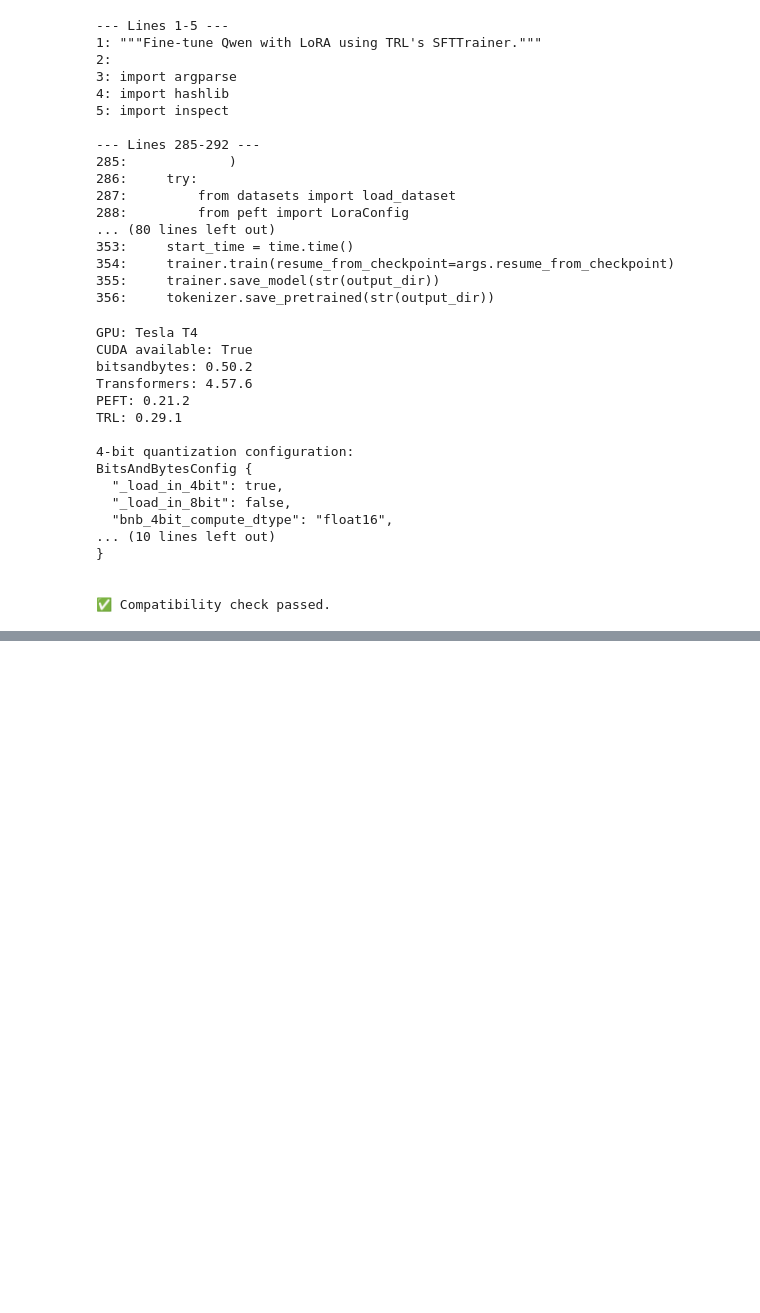
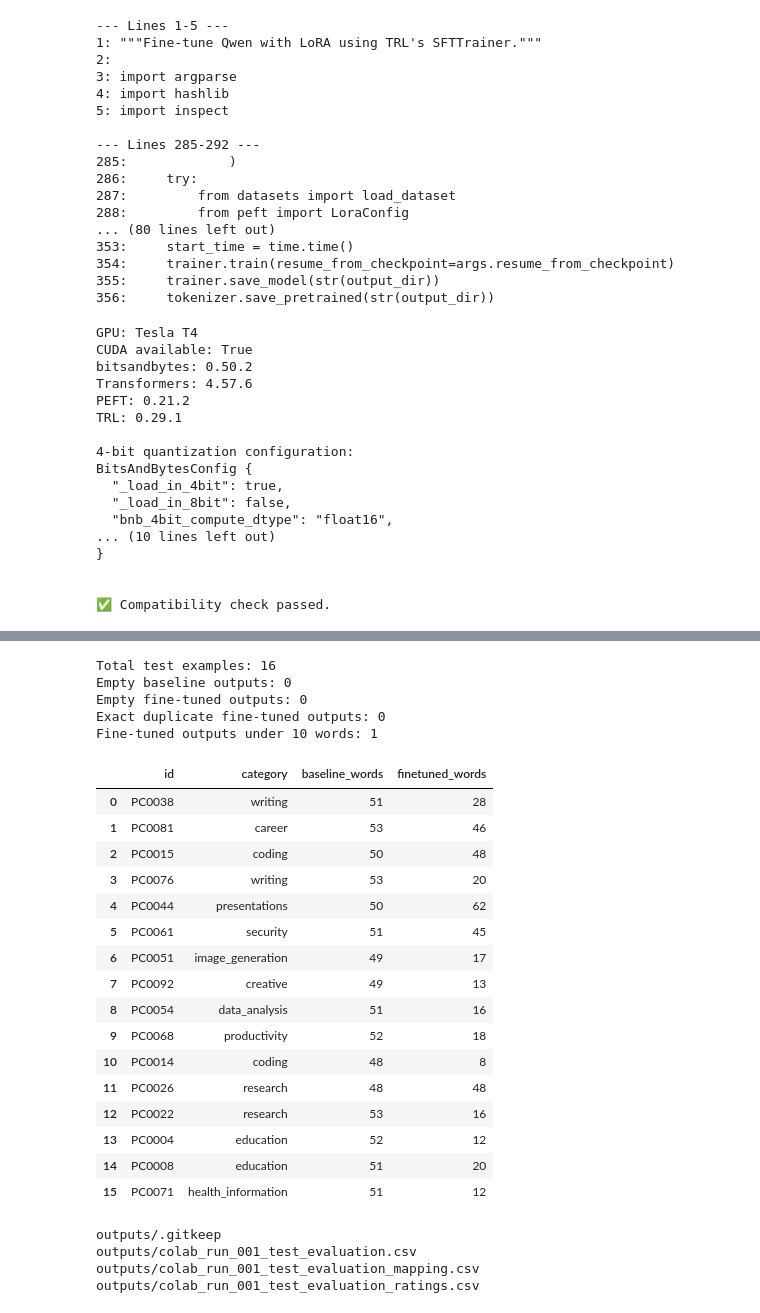
Before and after one commit to YASHMETKAL/promptcraft-ai, a Jupyter notebook: notebooks/promptcraft_finetuning.ipynb, the cells around one changed output, grey strips where cells are left out. Saved outputs shown, nothing was run; the diff lists cells and outputs as text; code cells hidden in the pictures; blank space fills up the shorter version.

```diff
--- a/notebooks/promptcraft_finetuning.ipynb
+++ b/notebooks/promptcraft_finetuning.ipynb
@@ -437,0 +693,76 @@ Saved LoRA adapter to models/promptcraft-colab-run-001; selected checkpoint: mod
+# %%
+import pandas as pd
+
+results = pd.read_csv(
+    "outputs/colab_run_001_test_evaluation.csv"
+)
+
+for column in [
+    "input_prompt",
+    "prompt_engineering_output",
+    "finetuned_output"
+]:
+    results[column] = results[column].fillna("").astype(str)
+
+results["baseline_words"] = (
+    results["prompt_engineering_output"].str.split().str.len()
+)
+
+results["finetuned_words"] = (
+    results["finetuned_output"].str.split().str.len()
+)
+
+print("Total test examples:", len(results))
+print("Empty baseline outputs:",
+      (results["prompt_engineering_output"].str.strip() == "").sum())
+print("Empty fine-tuned outputs:",
+      (results["finetuned_output"].str.strip() == "").sum())
+print("Exact duplicate fine-tuned outputs:",
+      results["finetuned_output"].duplicated().sum())
+print("Fine-tuned outputs under 10 words:",
+      (results["finetuned_words"] < 10).sum())
+
+display(
+    results[
+        [
+            "id",
+            "category",
+            "baseline_words",
+            "finetuned_words"
+        ]
+    ]
+)
+# %% [output]
+Total test examples: 16
+Empty baseline outputs: 0
+Empty fine-tuned outputs: 0
+Exact duplicate fine-tuned outputs: 0
+Fine-tuned outputs under 10 words: 1
+|  | id | category | baseline_words | finetuned_words |
+| 0 | PC0038 | writing | 51 | 28 |
+| 1 | PC0081 | career | 53 | 46 |
+| 2 | PC0015 | coding | 50 | 48 |
+| 3 | PC0076 | writing | 53 | 20 |
+| 4 | PC0044 | presentations | 50 | 62 |
+| 5 | PC0061 | security | 51 | 45 |
+| 6 | PC0051 | image_generation | 49 | 17 |
+| 7 | PC0092 | creative | 49 | 13 |
+| 8 | PC0054 | data_analysis | 51 | 16 |
+| 9 | PC0068 | productivity | 52 | 18 |
+| 10 | PC0014 | coding | 48 | 8 |
+| 11 | PC0026 | research | 48 | 48 |
+| 12 | PC0022 | research | 53 | 16 |
+| 13 | PC0004 | education | 52 | 12 |
+| 14 | PC0008 | education | 51 | 20 |
+| 15 | PC0071 | health_information | 51 | 12 |
+# %%
+from pathlib import Path
+
+for path in sorted(Path("outputs").rglob("*")):
+    if path.is_file():
+        print(path)
+# %% [output]
+outputs/.gitkeep
+outputs/colab_run_001_test_evaluation.csv
+outputs/colab_run_001_test_evaluation_mapping.csv
+outputs/colab_run_001_test_evaluation_ratings.csv
```
Also changed, not shown: parts of 19 cells of this notebook.
